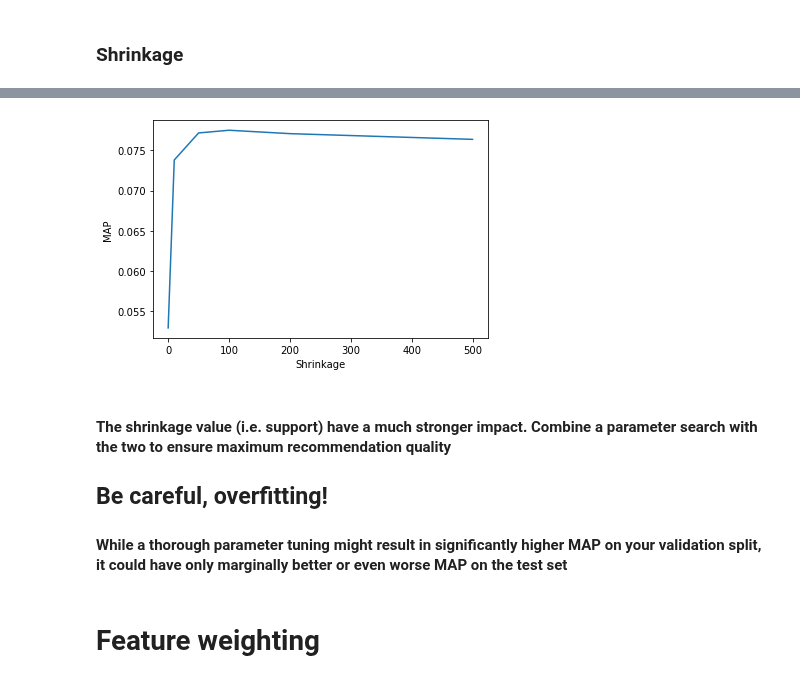
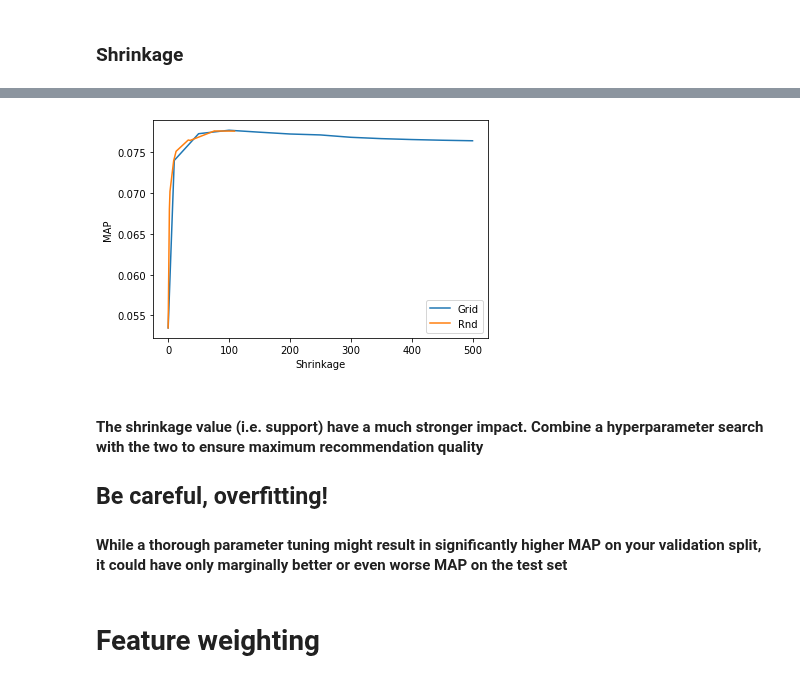
Before and after one commit to MaurizioFD/RecSys_Course_AT_PoliMi, a Jupyter notebook: Practice 03 - Content Based Filtering.ipynb, the cells around one changed output, grey strips where cells are left out. Cells and saved outputs as stored; diff of their text form; code cells hidden in the pictures.

```diff
--- a/Practice 03 - Content Based Filtering.ipynb
+++ b/Practice 03 - Content Based Filtering.ipynb
@@ -616,0 +616,18 @@ EvaluatorHoldout: Processed 69801 (100.0%) in 1.55 min. Users per second: 750
+# %%
+from Recommenders.KNN.ItemKNNCBFRecommender import ItemKNNCBFRecommender
+from scipy.stats import loguniform
+
+x_tick_rnd = loguniform.rvs(10, 500, size=11).astype(int)
+x_tick_rnd.sort()
+x_tick_rnd = list(x_tick_rnd)
+
+MAP_per_k_rnd = []
+
+for topK in x_tick_rnd:
+
+    recommender = ItemKNNCBFRecommender(URM_train, ICM_all)
+    recommender.fit(shrink=0.0, topK=topK)
+
+    result_df, _ = evaluator_test.evaluateRecommender(recommender)
+
+    MAP_per_k_rnd.append(result_df.loc[10]["MAP"])
@@ -628,16 +665,16 @@ pyplot.show()
 # %% [markdown]
 ### Shrinkage
 # %%
-x_tick = [0, 10, 50, 100, 200, 500]
-MAP_per_shrinkage = []
+x_tick_grid = [0, 10, 50, 100, 150, 200, 250, 300, 350, 400, 450, 500]
+MAP_per_shrinkage_grid = []
 
-for shrink in x_tick:
+for shrink in x_tick_grid:
 
     recommender = ItemKNNCBFRecommender(URM_train, ICM_all)
     recommender.fit(shrink=shrink, topK=100)
 
     result_df, _ = evaluator_test.evaluateRecommender(recommender)
 
-    MAP_per_shrinkage.append(result_df.loc[10]["MAP"])
+    MAP_per_shrinkage_grid.append(result_df.loc[10]["MAP"])
 # %% [output]
 ItemKNNCBFRecommender: URM Detected 1689 ( 2.4%) users with no interactions.
@@ -659,0 +697,15 @@ EvaluatorHoldout: Processed 69801 (100.0%) in 1.34 min. Users per second: 866
+# %%
+x_tick_rnd = loguniform.rvs(0.1, 500, size=12).astype(int)
+x_tick_rnd.sort()
+x_tick_rnd = list(x_tick_rnd)
+
+MAP_per_shrinkage_rnd = []
+
+for shrink in x_tick_rnd:
+
+    recommender = ItemKNNCBFRecommender(URM_train, ICM_all)
+    recommender.fit(shrink=shrink, topK=100)
+
+    result_df, _ = evaluator_test.evaluateRecommender(recommender)
+
+    MAP_per_shrinkage_rnd.append(result_df.loc[10]["MAP"])
@@ -660,12 +730,14 @@ EvaluatorHoldout: Processed 69801 (100.0%) in 1.34 min. Users per second: 866
 # %%
-pyplot.plot(x_tick, MAP_per_shrinkage)
+pyplot.plot(x_tick_grid, MAP_per_shrinkage_grid, label="Grid")
+pyplot.plot(x_tick_rnd, MAP_per_shrinkage_rnd, label="Rnd")
 pyplot.ylabel('MAP')
 pyplot.xlabel('Shrinkage')
+pyplot.legend()
 pyplot.show()
 # %% [output]
-[figure, old version]
+[figure, new version]
 # %% [markdown]
-#### The shrinkage value (i.e. support) have a much stronger impact. Combine a parameter search with the two to ensure maximum recommendation quality
+#### The shrinkage value (i.e. support) have a much stronger impact. Combine a hyperparameter search with the two to ensure maximum recommendation quality
 
 ## Be careful, overfitting!
 
```
Also changed, not shown: parts of 46 cells of this notebook, 3 other files.
